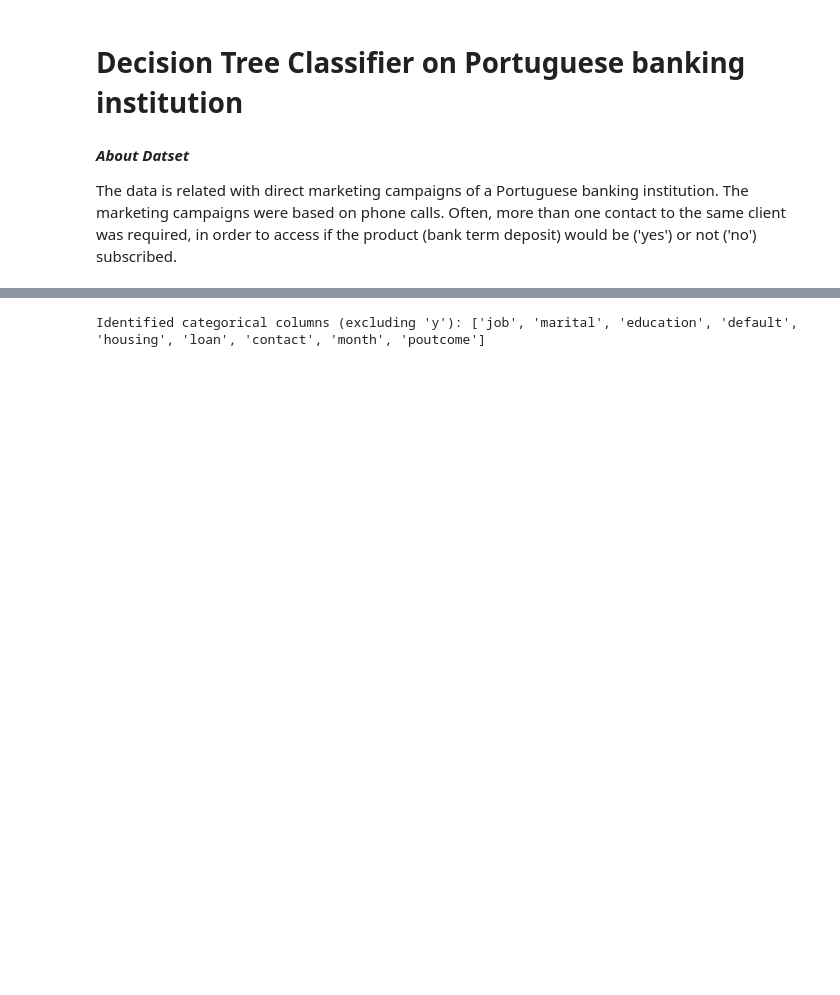
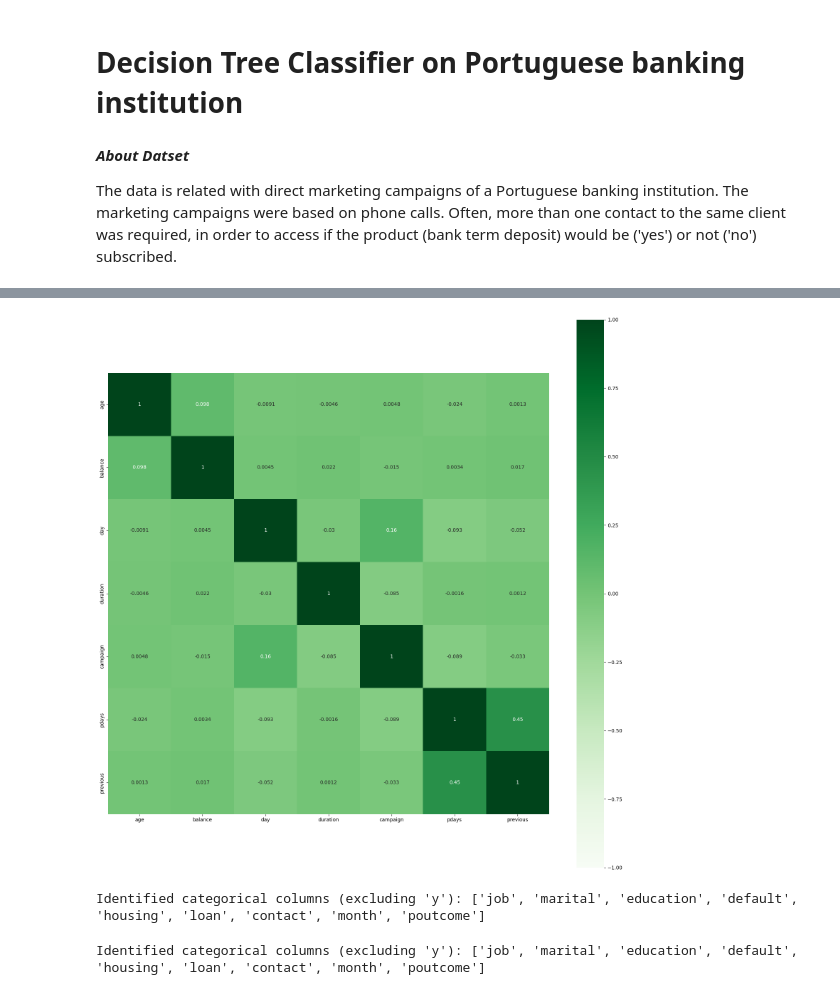
Before and after one commit to vaibhavkhare1/ML_ASSIGNMENT_COMPARISION_REPO, a Jupyter notebook: Decision_Tree_Classifier.ipynb, the cells around one changed output, grey strips where cells are left out. Cells and saved outputs as stored; diff of their text form; code cells hidden in the pictures; blank space fills up the shorter version.

```diff
--- a/Decision_Tree_Classifier.ipynb
+++ b/Decision_Tree_Classifier.ipynb
@@ -23,3 +170,20 @@ bank_test =pd.read_csv('https://raw.githubusercontent.com/vaibhavkhare1/ML_ASSIG
+# %%
+#Find Correlation between features
+plt.figure(figsize=(20,20))
+sns.heatmap(bank_train.corr(numeric_only=True, method='pearson'),cmap='Greens',vmin=-1,vmax=1,annot=True,square=True)
+plt.show()
+# %% [output]
+[figure, added]
+# %%
+#Handle Categorical features
+
+categorical_cols = bank_train.select_dtypes(include='object').columns.tolist()
+if 'y' in categorical_cols:
+    categorical_cols.remove('y')
+
+print(f"Identified categorical columns (excluding 'y'): {categorical_cols}")
+# %% [output]
+Identified categorical columns (excluding 'y'): ['job', 'marital', 'education', 'default', 'housing', 'loan', 'contact', 'month', 'poutcome']
 # %%
 #Handle Categorical features
 
```
Also changed, not shown: parts of 11 cells of this notebook, 16 other files.
